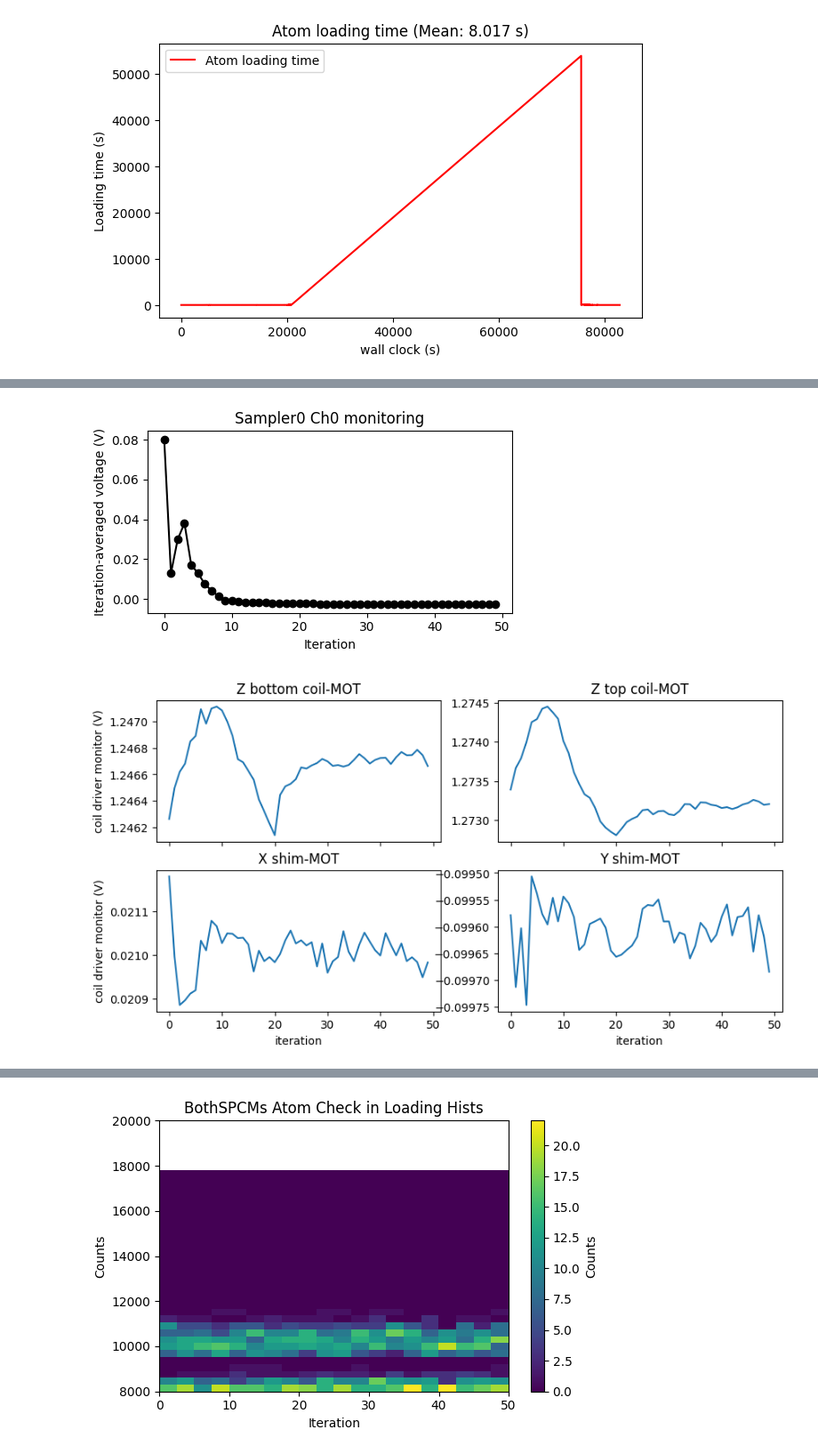
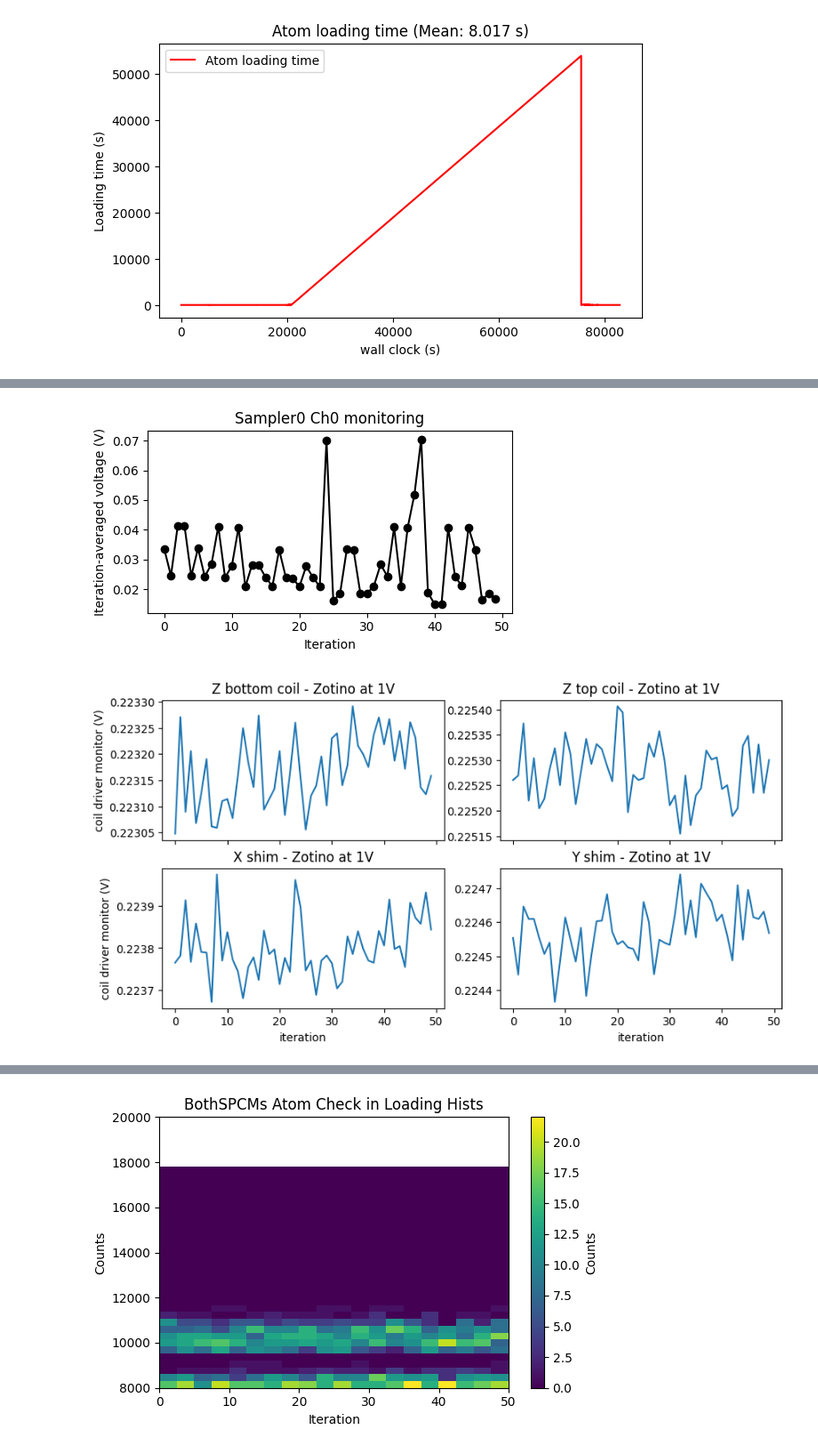
Before and after one commit to QuantumQuadrate/qn_artiq_routines, a Jupyter notebook: Analysis/Single atom analysis/atom_loading_analysis_2025.ipynb, the cells around one changed output, grey strips where cells are left out. Shown at 89% size. Drawn from its saved outputs; the diff is of its cells as text; code cells hidden in the pictures.

Commit message:
measure_coil_driver is modified to test the coil driver output with fixed 1V from Zotino.

```diff
--- a/Analysis/Single atom analysis/atom_loading_analysis_2025.ipynb
+++ b/Analysis/Single atom analysis/atom_loading_analysis_2025.ipynb
@@ -23,7 +23,7 @@ print(set_point_PD6_AOM_A6)
 0.078
 0.078
 # %%
-date_filters = ["2026-02-07"]
+date_filters = ["2026-02-10"]
 
 from matplotlib import pyplot as plt
 import matplotlib as mpl
@@ -96,7 +100,7 @@ With fitting the resonance for microwave scans
 """
 ### the file(s) to analyze:
 file_indices = {
-    10:'',
+    27:'',
     # 45:'',
     # 47:'',
     # 49:'',
@@ -571,55 +575,55 @@ plt.show()
 Plotting the coil drivers "monitor out" added to ARTIQ since 2025-06-23, averaged for each iteration.
 The "monitor out" of all 4 coil drivers are measured once by the Sampler every time we want to load an atom.
 
 """
 
-coil_driver_AZ_bottom_MOT_iteration_ave = []
-coil_driver_AZ_top_MOT_iteration_ave = []
-coil_driver_AX_MOT_iteration_ave = []
-coil_driver_AY_MOT_iteration_ave = []
+coil_driver_AZ_bottom_1V_iteration_ave = []
+coil_driver_AZ_top_1V_iteration_ave = []
+coil_driver_AX_1V_iteration_ave = []
+coil_driver_AY_1V_iteration_ave = []
 
 start = 0
 for count in n_atom_loaded_per_iteration[1:].astype(int):
-    subset_bottom = coil_driver_AZ_bottom_MOT[1:][start:start+count]
+    subset_bottom = coil_driver_AZ_bottom_1V[1:][start:start+count]
     avg_bottom = np.mean(subset_bottom)
-    coil_driver_AZ_bottom_MOT_iteration_ave.append(avg_bottom)
+    coil_driver_AZ_bottom_1V_iteration_ave.append(avg_bottom)
 
-    subset_top = coil_driver_AZ_top_MOT[1:][start:start+count]
+    subset_top = coil_driver_AZ_top_1V[1:][start:start+count]
     avg_top = np.mean(subset_top)
-    coil_driver_AZ_top_MOT_iteration_ave.append(avg_top)
+    coil_driver_AZ_top_1V_iteration_ave.append(avg_top)
 
-    subset_X = coil_driver_AX_MOT[1:][start:start+count]
+    subset_X = coil_driver_AX_1V[1:][start:start+count]
     avg_X = np.mean(subset_X)
-    coil_driver_AX_MOT_iteration_ave.append(avg_X)
+    coil_driver_AX_1V_iteration_ave.append(avg_X)
 
-    subset_Y = coil_driver_AY_MOT[1:][start:start+count]
+    subset_Y = coil_driver_AY_1V[1:][start:start+count]
     avg_Y = np.mean(subset_Y)
-    coil_driver_AY_MOT_iteration_ave.append(avg_Y)
+    coil_driver_AY_1V_iteration_ave.append(avg_Y)
 
     start += count
 
 
 fig, axs = plt.subplots(2, 2, figsize=(10, 5), sharey=False, sharex=True)
 
-axs[0, 0].plot(coil_driver_AZ_bottom_MOT_iteration_ave)
+axs[0, 0].plot(coil_driver_AZ_bottom_1V_iteration_ave)
 axs[0, 0].set_ylabel("coil driver monitor (V)")
-axs[0, 0].set_title("Z bottom coil-MOT")
+axs[0, 0].set_title("Z bottom coil - Zotino at 1V")
 
-axs[0, 1].plot(coil_driver_AZ_top_MOT_iteration_ave)
-axs[0, 1].set_title("Z top coil-MOT")
+axs[0, 1].plot(coil_driver_AZ_top_1V_iteration_ave)
+axs[0, 1].set_title("Z top coil - Zotino at 1V")
 
 
-axs[1, 0].plot(coil_driver_AX_MOT_iteration_ave)
+axs[1, 0].plot(coil_driver_AX_1V_iteration_ave)
 axs[1, 0].set_xlabel("iteration")
 axs[1, 0].set_ylabel("coil driver monitor (V)")
-axs[1, 0].set_title("X shim-MOT")
+axs[1, 0].set_title("X shim - Zotino at 1V")
 
-axs[1, 1].plot(coil_driver_AY_MOT_iteration_ave)
+axs[1, 1].plot(coil_driver_AY_1V_iteration_ave)
 axs[1, 1].set_xlabel("iteration")
-axs[1, 1].set_title("Y shim-MOT");
+axs[1, 1].set_title("Y shim - Zotino at 1V");
 # %% [output]
-[figure, old version]
+[figure, new version]
-[figure, old version]
+[figure, new version]
 # %%
 """
 Plotting the magnetometer averaged in each iteration.
```
Also changed, not shown: parts of 5 cells of this notebook, 4 other files.
